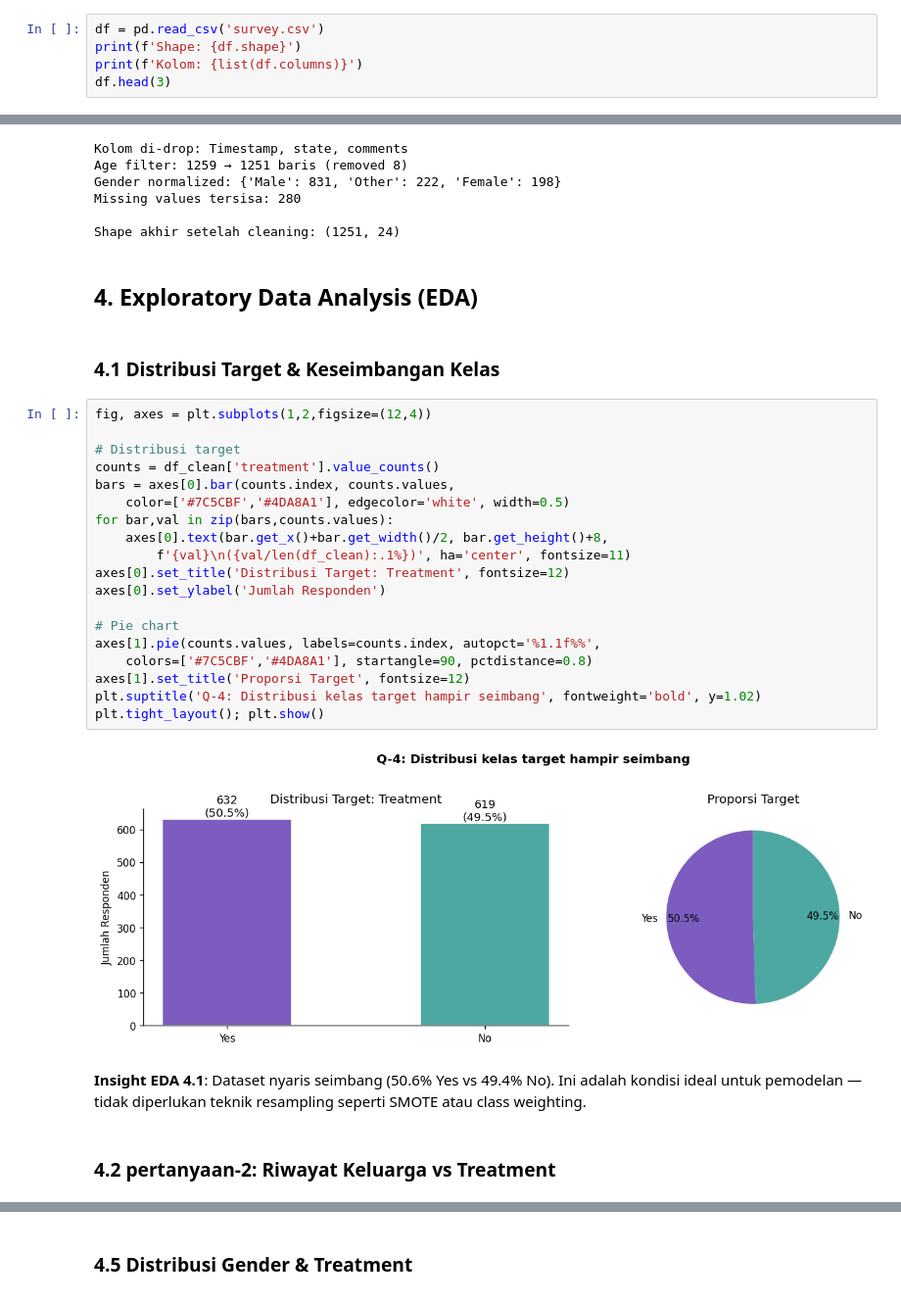
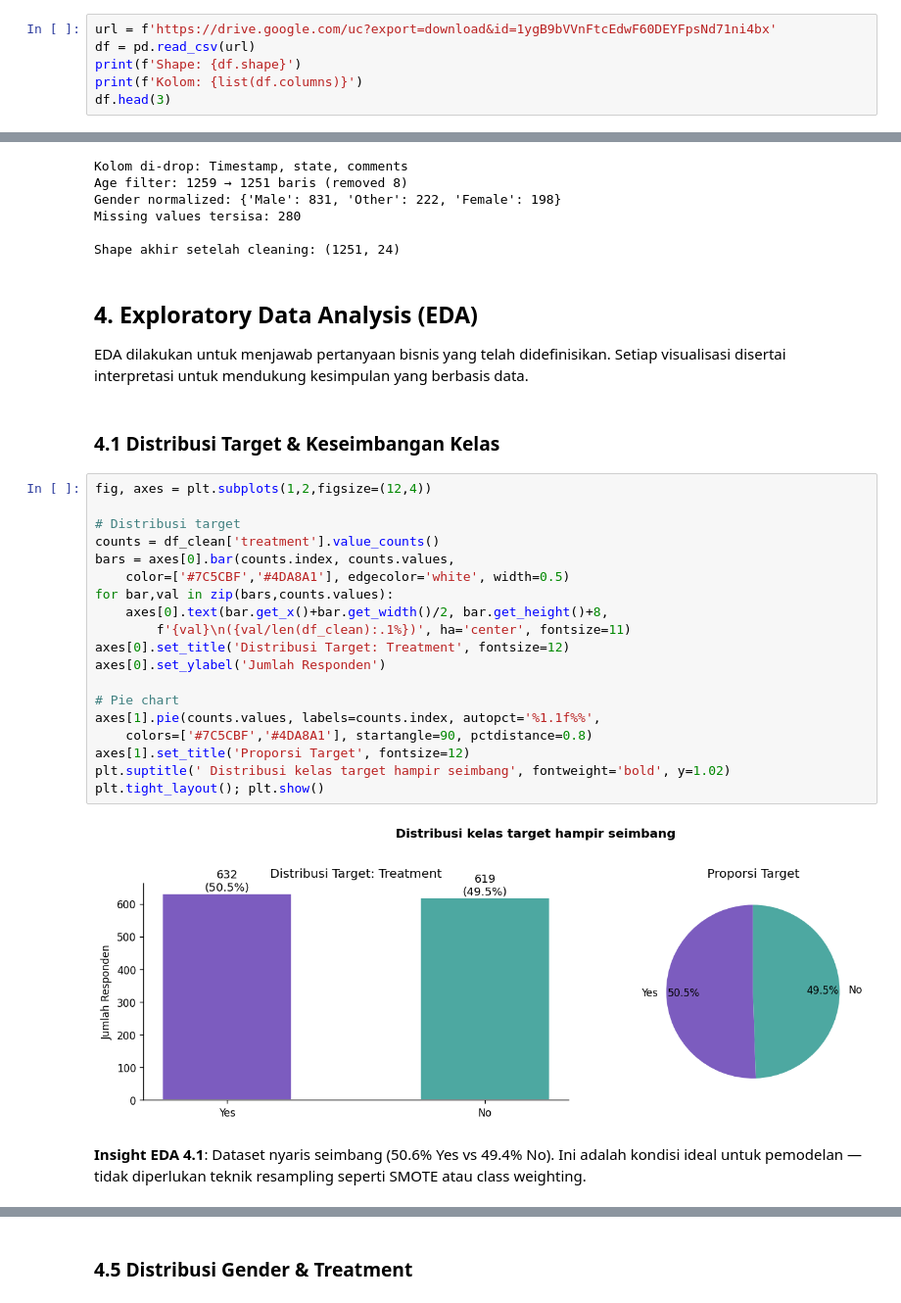
Before and after one commit to danyaryam/data, a Jupyter notebook: PsyScreening.ipynb, the cells around one changed output, grey strips where cells are left out. Shown at 98% size. Saved outputs shown, nothing was run; the diff lists cells and outputs as text.

```diff
--- a/PsyScreening.ipynb
+++ b/PsyScreening.ipynb
@@ -54,5 +48,6 @@ secara publik di Kaggle.
 # %%
-df = pd.read_csv('survey.csv')
+url = f'https://drive.google.com/uc?export=download&id=1ygB9bVVnFtcEdwF60DEYFpsNd71ni4bx'
+df = pd.read_csv(url)
 print(f'Shape: {df.shape}')
 print(f'Kolom: {list(df.columns)}')
 df.head(3)
@@ -222,33 +226,31 @@ Missing values tersisa: 280
 
 Shape akhir setelah cleaning: (1251, 24)
 # %% [markdown]
-## 4. Exploratory Data Analysis (EDA)
+##  4. Exploratory Data Analysis (EDA)
+
+EDA dilakukan untuk menjawab pertanyaan bisnis yang telah didefinisikan. Setiap visualisasi disertai interpretasi untuk mendukung kesimpulan yang berbasis data.
 # %% [markdown]
 ### 4.1 Distribusi Target & Keseimbangan Kelas
 # %%
 fig, axes = plt.subplots(1,2,figsize=(12,4))
 
 # Distribusi target
 counts = df_clean['treatment'].value_counts()
 bars = axes[0].bar(counts.index, counts.values,
     color=['#7C5CBF','#4DA8A1'], edgecolor='white', width=0.5)
 for bar,val in zip(bars,counts.values):
     axes[0].text(bar.get_x()+bar.get_width()/2, bar.get_height()+8,
         f'{val}\n({val/len(df_clean):.1%})', ha='center', fontsize=11)
 axes[0].set_title('Distribusi Target: Treatment', fontsize=12)
 axes[0].set_ylabel('Jumlah Responden')
 
 # Pie chart
 axes[1].pie(counts.values, labels=counts.index, autopct='%1.1f%%',
     colors=['#7C5CBF','#4DA8A1'], startangle=90, pctdistance=0.8)
 axes[1].set_title('Proporsi Target', fontsize=12)
-plt.suptitle('Q-4: Distribusi kelas target hampir seimbang', fontweight='bold', y=1.02)
+plt.suptitle(' Distribusi kelas target hampir seimbang', fontweight='bold', y=1.02)
 plt.tight_layout(); plt.show()
 # %% [output]
-[figure, old version]
+[figure, new version]
 # %% [markdown]
- **Insight EDA 4.1**: Dataset nyaris seimbang (50.6% Yes vs 49.4% No).
-Ini adalah kondisi ideal untuk pemodelan — tidak diperlukan teknik
-resampling seperti SMOTE atau class weighting.
+ **Insight EDA 4.1**: Dataset nyaris seimbang (50.6% Yes vs 49.4% No). Ini adalah kondisi ideal untuk pemodelan — tidak diperlukan teknik resampling seperti SMOTE atau class weighting.
-# %% [markdown]
-### 4.2 pertanyaan-2: Riwayat Keluarga vs Treatment
```
Also changed, not shown: parts of 31 cells of this notebook.
